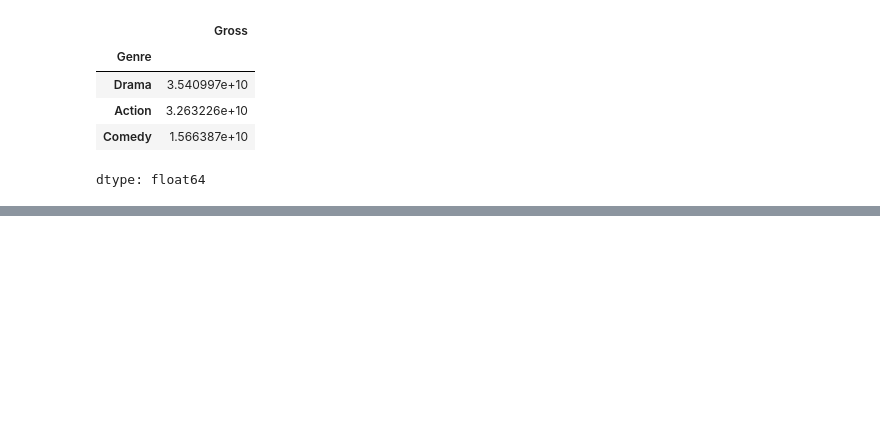
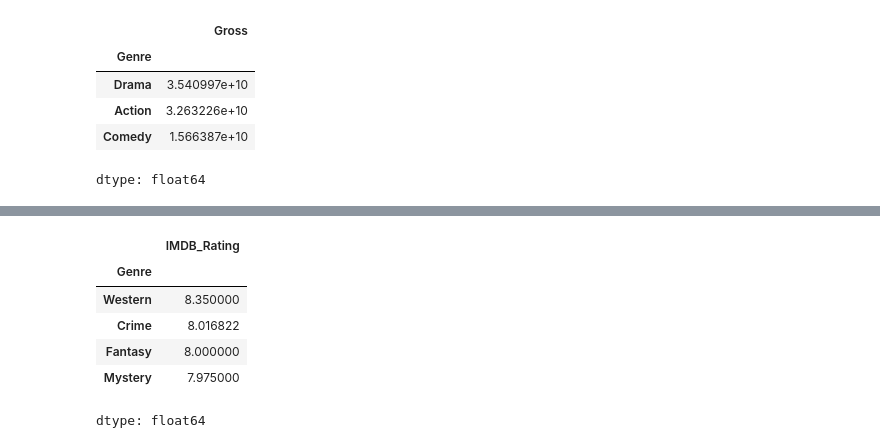
Before and after one commit to Tdeflash12/AI-ML, a Jupyter notebook: GroupByObject.ipynb, the cells around one changed output, grey strips where cells are left out. Drawn from its saved outputs; the diff is of its cells as text; code cells hidden in the pictures; blank space fills up the shorter version.

```diff
--- a/GroupByObject.ipynb
+++ b/GroupByObject.ipynb
@@ -70,0 +81,11 @@ genres.min()
+# %%
+#find the genres with highest avg IMDB rating
+movies.groupby("Genre")["IMDB_Rating"].mean().sort_values(ascending=False).head(4)
+# %% [output]
+|  | IMDB_Rating |
+| Genre |  |
+| Western | 8.350000 |
+| Crime | 8.016822 |
+| Fantasy | 8.000000 |
+| Mystery | 7.975000 |
+dtype: float64
```
Also changed, not shown: parts of 5 cells of this notebook.
